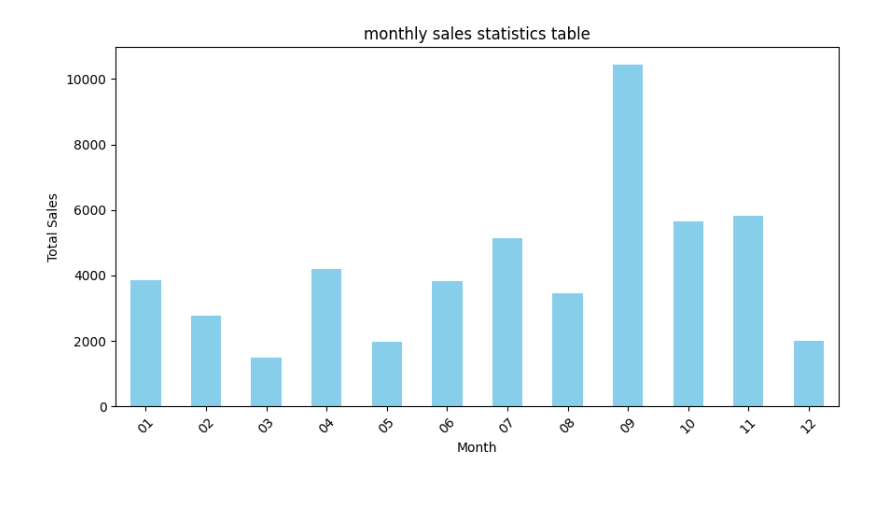
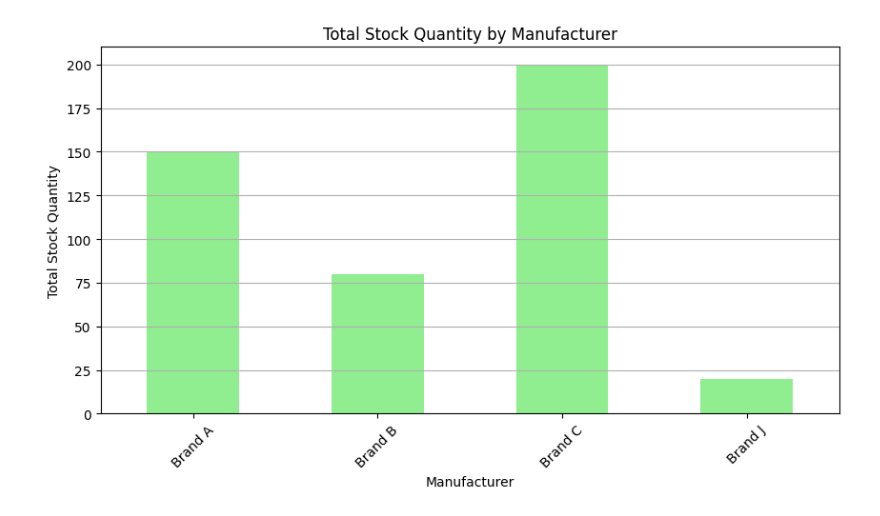
Before and after one commit to manh142004/phattrienphanmem, a Jupyter notebook: Business Process Support/asm2.ipynb, the cells around one changed output. Saved outputs shown, nothing was run; the diff lists cells and outputs as text; code cells hidden in the pictures.

```diff
--- a/Business Process Support/asm2.ipynb
+++ b/Business Process Support/asm2.ipynb
@@ -87,14 +128,14 @@ plt.show()
 # %%
-import matplotlib.pyplot as plt
-df = pd.DataFrame(data)
-data["Month"] = data["Date"].str[0:2]
-sales = data.groupby("Month").sum()["Sale"]
+# Total Stock Quantity by Manufacturer
+stock_by_manufacturer = df.groupby('Manufacturer')['StockQuantity'].sum()
+
 plt.figure(figsize=(10, 5))
-sales.plot(kind='bar', color='skyblue')
-plt.title('monthly sales statistics table')
-plt.xlabel('Month')
-plt.ylabel('Total Sales')
+stock_by_manufacturer.plot(kind='bar', color='lightgreen')
+plt.title('Total Stock Quantity by Manufacturer')
+plt.xlabel('Manufacturer')
+plt.ylabel('Total Stock Quantity')
 plt.xticks(rotation=45)
+plt.grid(axis='y')
 plt.show()
 # %% [output]
-[figure, old version]
+[figure, new version]
```
Also changed, not shown: parts of 23 cells of this notebook.
